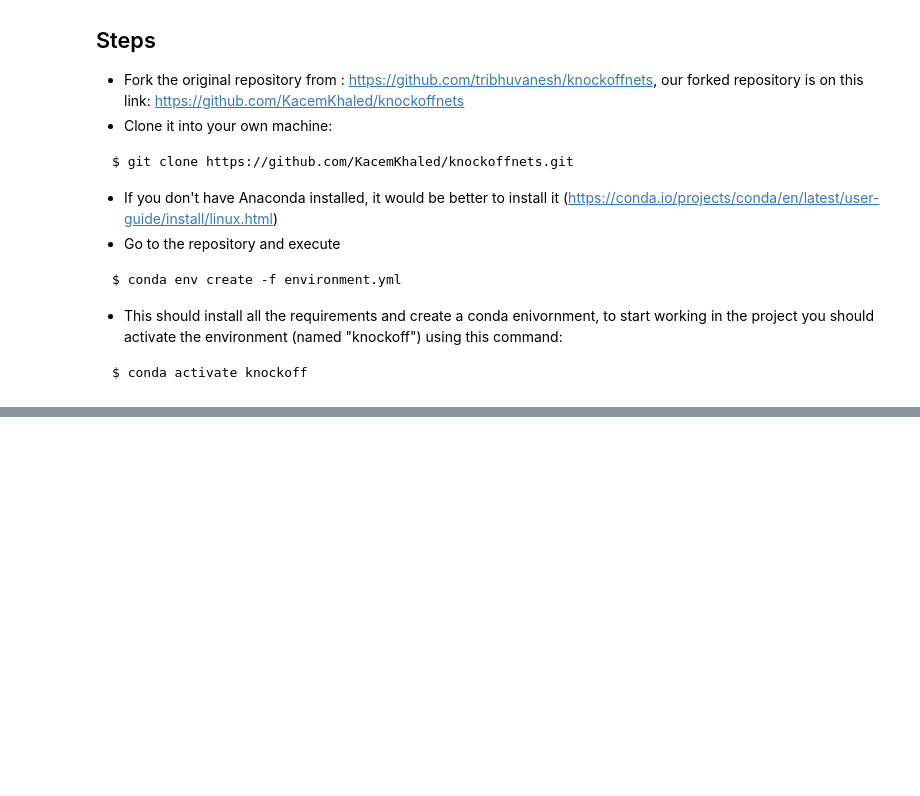
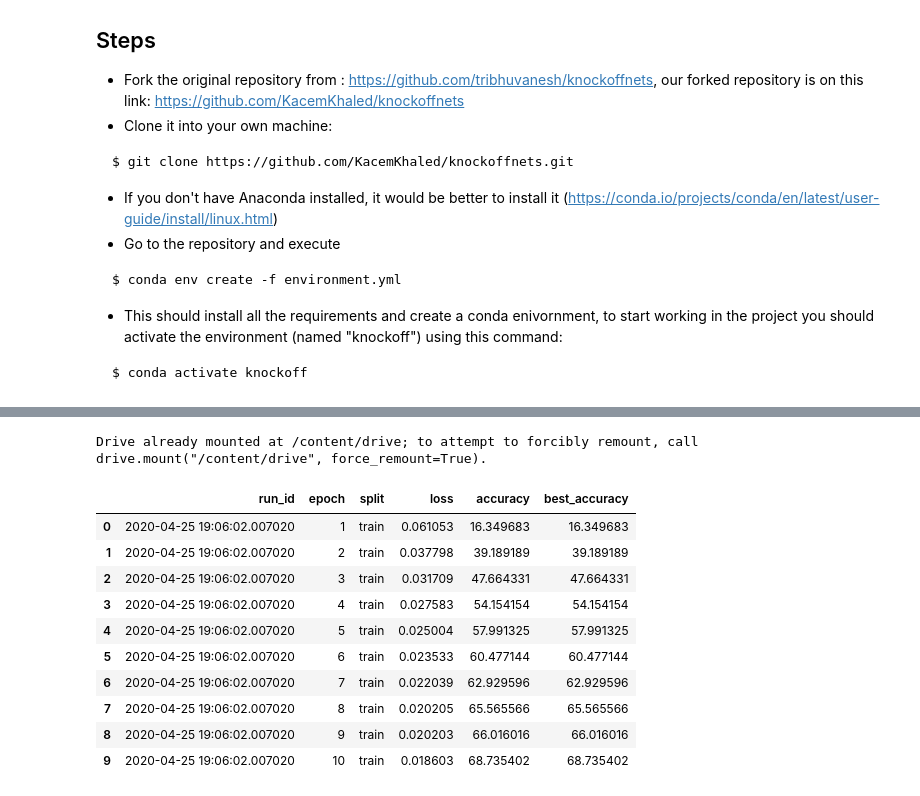
Before and after one commit to KacemKhaled/Project-INF8225, a Jupyter notebook: knockoffnets/KnockoffNets.ipynb, the cells around one changed output, grey strips where cells are left out. Cells and saved outputs as stored; diff of their text form; code cells hidden in the pictures; blank space fills up the shorter version.

```diff
--- a/knockoffnets/KnockoffNets.ipynb
+++ b/knockoffnets/KnockoffNets.ipynb
@@ -109,0 +71,5 @@ $ python3 -m "knockoff.adversary.train" models/adversary/cubs200-resnet18-random
+# %%
+from google.colab import drive
+drive.mount('/content/drive')
+# %% [output]
+Drive already mounted at /content/drive; to attempt to forcibly remount, call drive.mount("/content/drive", force_remount=True).
@@ -109,0 +83,14 @@ $ python3 -m "knockoff.adversary.train" models/adversary/cubs200-resnet18-random
+# %%
+train_logs
+# %% [output]
+|  | run_id | epoch | split | loss | accuracy | best_accuracy |
+| 0 | 2020-04-25 19:06:02.007020 | 1 | train | 0.061053 | 16.349683 | 16.349683 |
+| 1 | 2020-04-25 19:06:02.007020 | 2 | train | 0.037798 | 39.189189 | 39.189189 |
+| 2 | 2020-04-25 19:06:02.007020 | 3 | train | 0.031709 | 47.664331 | 47.664331 |
+| 3 | 2020-04-25 19:06:02.007020 | 4 | train | 0.027583 | 54.154154 | 54.154154 |
+| 4 | 2020-04-25 19:06:02.007020 | 5 | train | 0.025004 | 57.991325 | 57.991325 |
+| 5 | 2020-04-25 19:06:02.007020 | 6 | train | 0.023533 | 60.477144 | 60.477144 |
+| 6 | 2020-04-25 19:06:02.007020 | 7 | train | 0.022039 | 62.929596 | 62.929596 |
+| 7 | 2020-04-25 19:06:02.007020 | 8 | train | 0.020205 | 65.565566 | 65.565566 |
+| 8 | 2020-04-25 19:06:02.007020 | 9 | train | 0.020203 | 66.016016 | 66.016016 |
+| 9 | 2020-04-25 19:06:02.007020 | 10 | train | 0.018603 | 68.735402 | 68.735402 |
```
Also changed, not shown: parts of 14 cells of this notebook.
